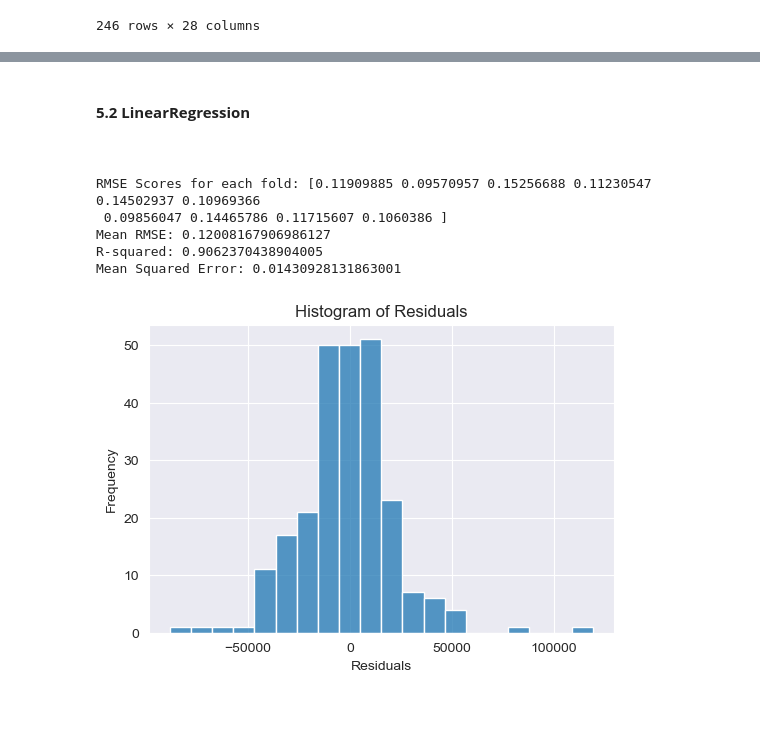
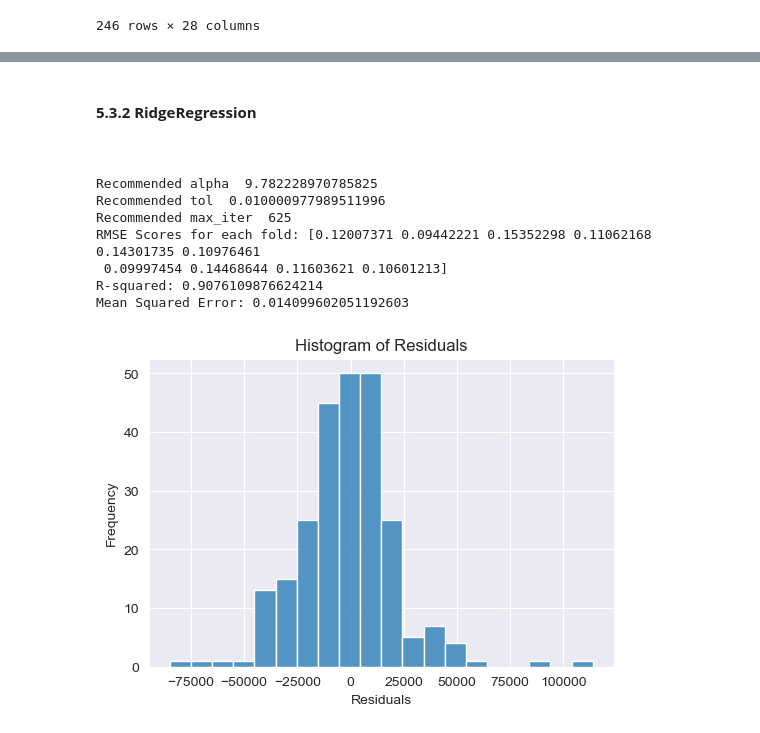
Before and after one commit to zygao930/CS010-Comprehensive-Predictive-Modeling-of-Ames-House-Prices, a Jupyter notebook: Comprehensive Predictive Modeling of Ames House Prices.ipynb, the cells around one changed output, grey strips where cells are left out. Drawn from its saved outputs; the diff is of its cells as text; code cells hidden in the pictures.

Commit message:
update randomserachcv

```diff
--- a/Comprehensive Predictive Modeling of Ames House Prices.ipynb
+++ b/Comprehensive Predictive Modeling of Ames House Prices.ipynb
@@ -653,45 +709,41 @@ kfold = KFold(n_splits=10, shuffle=True, random_state=seed)
 # %% [markdown]
 <br>
 
-<b>5.2 LinearRegression</b>
+<b>5.3.2 RidgeRegression</b>
 
 <br>
-# %%
-from sklearn.linear_model import LinearRegression
-
-model = LinearRegression(
-    fit_intercept=True,   # Whether to calculate the intercept for this model
-    copy_X=True,          # If True, X will be copied; else, it may be overwritten
-    n_jobs=None           # The number of jobs to use for the computation. -1 means using all processors
-)
-model.fit(X_train_transformed_df,y_train)
-
-scores = cross_val_score(model,X_train_transformed_df,y_train,cv=kfold,scoring='neg_mean_squared_error')
-rmse_scores = np.sqrt(-scores)
-print("RMSE Scores for each fold:", rmse_scores)
-mean_rmse = np.mean(rmse_scores)
-print("Mean RMSE:", mean_rmse)
-
-y_predict = model.predict(X_test_transformed_df)
-mse = mean_squared_error(y_test, y_predict)
-r_squared = r2_score(y_test,y_predict)
-print("R-squared:", r_squared)
-print("Mean Squared Error:", mse)
-
-y_test_rescaled = np.exp(y_test)
-y_pred_rescaled = np.exp(y_predict)
-residuals = y_test_rescaled - y_pred_rescaled
-
-plt.figure(figsize=(6, 4))
-sns.histplot(residuals, bins=20)
-plt.xlabel("Residuals")
-plt.ylabel("Frequency")
-plt.title('Histogram of Residuals')
-plt.show()
-# %% [output]
-RMSE Scores for each fold: [0.11909885 0.09570957 0.15256688 0.11230547 0.14502937 0.10969366
- 0.09856047 0.14465786 0.11715607 0.1060386 ]
-Mean RMSE: 0.12008167906986127
-R-squared: 0.9062370438904005
-Mean Squared Error: 0.01430928131863001
-[figure, removed]
+# %%
+from sklearn.linear_model import Ridge
+from sklearn.model_selection import RandomizedSearchCV
+from scipy.stats import uniform,randint
+
+#  Set up the RandomizedSearchCV with appropriate distributions and ranges and find
+model = Ridge(random_state=seed)
+param_grid = {'alpha': uniform(0,10),'tol':uniform(0.01,0.000001),'max_iter':randint(10,1000)}
+rsearch = RandomizedSearchCV(estimator=model, param_distributions=param_grid, n_iter=100, random_state=seed)
+rsearch.fit(X_train_transformed_df, y_train)
+
+print("Recommended alpha ", rsearch.best_estimator_.alpha)
+print("Recommended tol ", rsearch.best_estimator_.tol)
+print("Recommended max_iter ", rsearch.best_estimator_.max_iter)
+
+# Define Ridge model
+model = Ridge(
+    alpha=rsearch.best_estimator_.alpha,             # Regularization strength (higher values imply stronger regularization)
+    fit_intercept=True,                              # Whether to calculate the intercept for this model
+    max_iter=rsearch.best_estimator_.max_iter,       # Maximum number of iterations for optimization. None means until convergence.
+    tol=rsearch.best_estimator_.tol,                 # Precision of the solution
+    solver='auto',                                   # Algorithm to use in the optimization problem ('auto', 'svd', 'cholesky', 'lsqr', 'sparse_cg', 'sag', 'saga')
+    random_state=seed                                # Seed used by the random number generator
+)
+
+evaluate_model(model, X_train_transformed_df, y_train, X_test_transformed_df, y_test)
+# %% [output]
+Recommended alpha  9.782228970785825
+Recommended tol  0.010000977989511996
+Recommended max_iter  625
+RMSE Scores for each fold: [0.12007371 0.09442221 0.15352298 0.11062168 0.14301735 0.10976461
+ 0.09997454 0.14468644 0.11603621 0.10601213]
+R-squared: 0.9076109876624214
+Mean Squared Error: 0.014099602051192603
+[figure, added]
```
Also changed, not shown: parts of 9 cells of this notebook.
